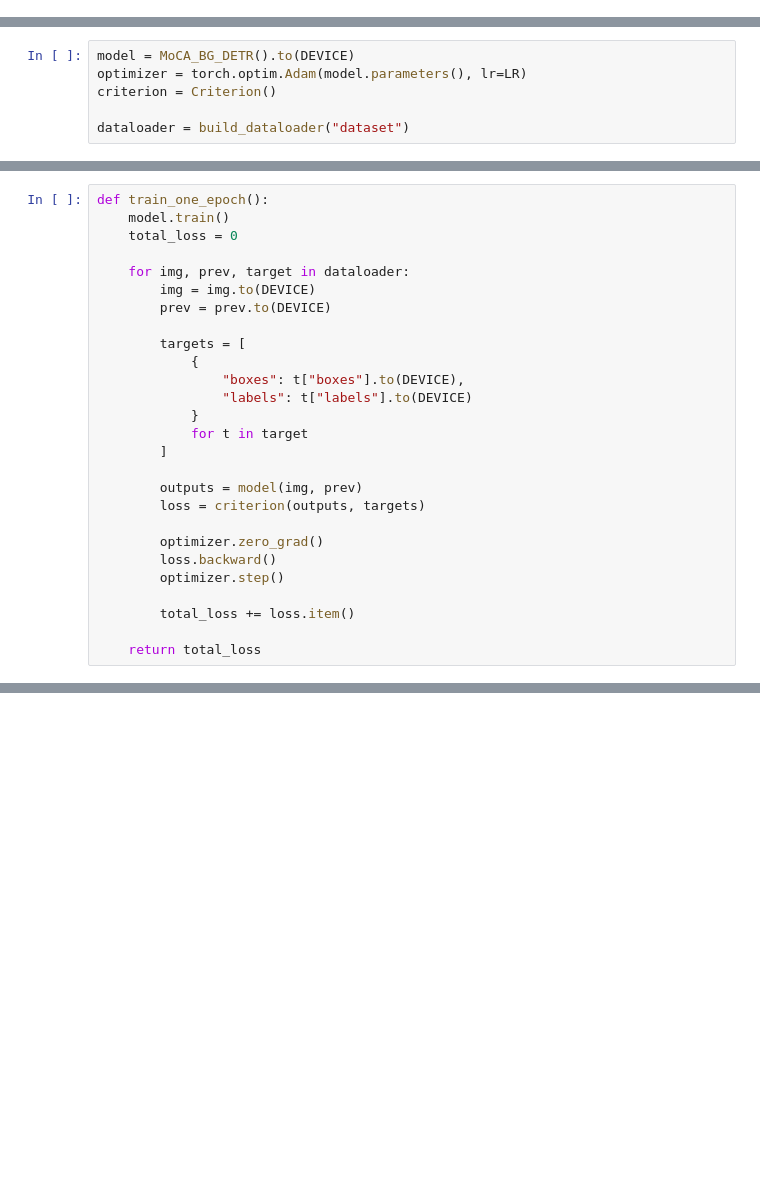
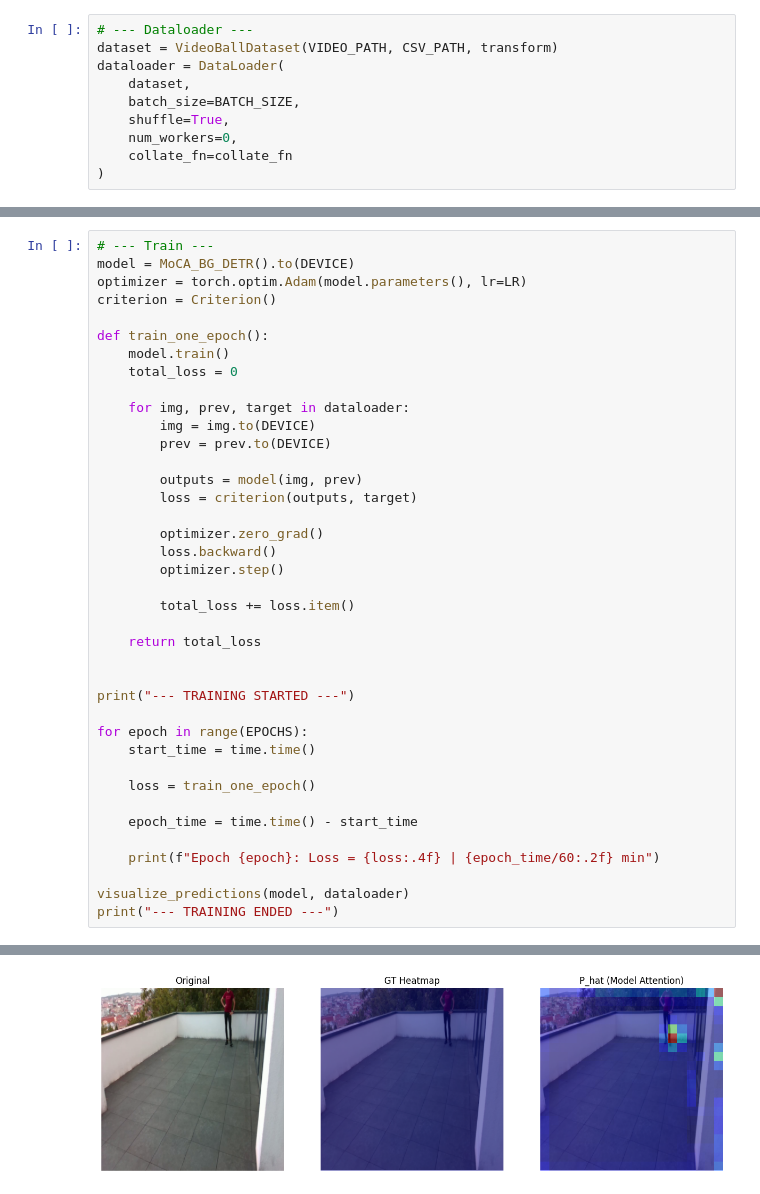
Before and after one commit to MirceaDan/FootballNet, a Jupyter notebook: hightrim/Untitled.ipynb, the cells around one changed output, grey strips where cells are left out. Drawn from its saved outputs; the diff is of its cells as text; blank space fills up the shorter version.

Commit message:
train script complete and first model

```diff
--- a/hightrim/Untitled.ipynb
+++ b/hightrim/Untitled.ipynb
@@ -102 +140,11 @@ def build_dataloader(root):
+# %%
+# --- Dataloader ---
+dataset = VideoBallDataset(VIDEO_PATH, CSV_PATH, transform)
+dataloader = DataLoader(
+    dataset,
+    batch_size=BATCH_SIZE,
+    shuffle=True,
+    num_workers=0,
+    collate_fn=collate_fn
+)
 # %%
@@ -253,6 +274,0 @@ class Criterion:
-# %%
-model = MoCA_BG_DETR().to(DEVICE)
-optimizer = torch.optim.Adam(model.parameters(), lr=LR)
-criterion = Criterion()
-
-dataloader = build_dataloader("dataset")
@@ -259,4 +336,9 @@ dataloader = build_dataloader("dataset")
 # %%
+# --- Train ---
+model = MoCA_BG_DETR().to(DEVICE)
+optimizer = torch.optim.Adam(model.parameters(), lr=LR)
+criterion = Criterion()
+
 def train_one_epoch():
     model.train()
     total_loss = 0
@@ -265,16 +347,8 @@ def train_one_epoch():
         img = img.to(DEVICE)
         prev = prev.to(DEVICE)
 
-        targets = [
-            {
-                "boxes": t["boxes"].to(DEVICE),
-                "labels": t["labels"].to(DEVICE)
-            }
-            for t in target
-        ]
-
         outputs = model(img, prev)
-        loss = criterion(outputs, targets)
+        loss = criterion(outputs, target)
 
         optimizer.zero_grad()
         loss.backward()
@@ -283,3 +357,19 @@ def train_one_epoch():
         total_loss += loss.item()
 
     return total_loss
+
+
+print("--- TRAINING STARTED ---")
+
+for epoch in range(EPOCHS):
+    start_time = time.time()
+
+    loss = train_one_epoch()
+
+    epoch_time = time.time() - start_time
+
+    print(f"Epoch {epoch}: Loss = {loss:.4f} | {epoch_time/60:.2f} min")
+
+visualize_predictions(model, dataloader)
+print("--- TRAINING ENDED ---")
+# %% [output]
@@ -285,0 +387 @@ def train_one_epoch():
+[figure, added]
```
Also changed, not shown: parts of 12 cells of this notebook, 3 other files.
